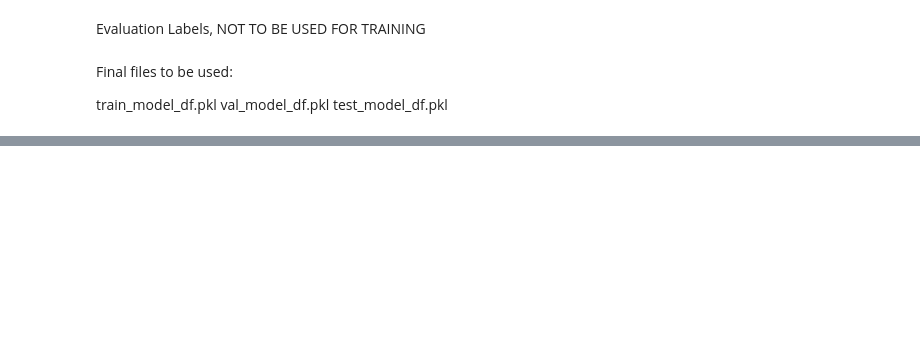
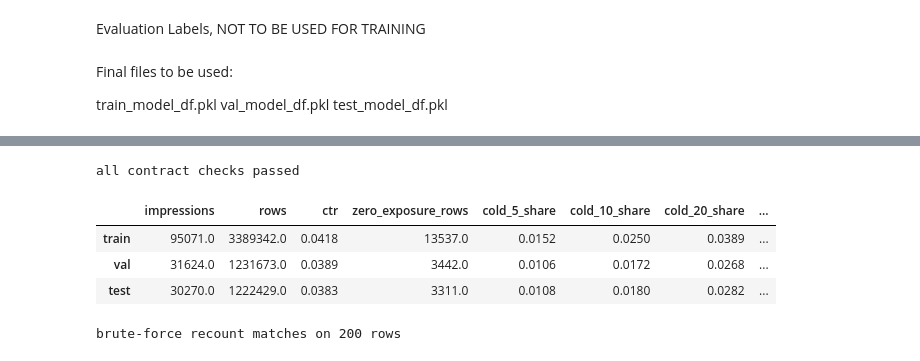
Before and after one commit to Bryng23/BT4222-Group-11, a Jupyter notebook: step2_feature_engineering.ipynb, the cells around one changed output, grey strips where cells are left out. Saved outputs shown, nothing was run; the diff lists cells and outputs as text; code cells hidden in the pictures; blank space fills up the shorter version.

```diff
--- a/step2_feature_engineering.ipynb
+++ b/step2_feature_engineering.ipynb
@@ -2048,0 +2064,27 @@ y_test = test_model_df["label"]
+# %%
+import sys, json, subprocess
+
+IN_COLAB = "google.colab" in sys.modules
+if IN_COLAB:
+    from google.colab import drive
+    drive.mount("/content/drive")
+    REPO_DIR = "/content/BT4222-Group-11"
+    if not os.path.exists(REPO_DIR):
+        subprocess.run(["git", "clone", "-q", "https://github.com/Bryng23/BT4222-Group-11.git", REPO_DIR], check=True)
+    DATA_ROOT = "/content/drive/MyDrive/BT4222_G11"
+else:
+    REPO_DIR = os.environ.get("G11_REPO_DIR", os.getcwd())
+    DATA_ROOT = os.environ.get("G11_DATA_ROOT", os.path.join(REPO_DIR, "data"))
+sys.path.insert(0, REPO_DIR)
+from shared import schema as S
+from shared.contract_checks import validate_tables
+
+FEATURE_ROOT = os.path.join(DATA_ROOT, "features", f"v{S.SCHEMA_VERSION}")
+os.makedirs(FEATURE_ROOT, exist_ok=True)
+print("writing contract tables to", FEATURE_ROOT)
+
+# free the large intermediate frames before building the export
+for _name in ["candidate_df", "article_time", "category_time", "subcategory_time", "entity_events",
+              "entity_time", "candidate_entities", "history_long", "x_train", "x_val", "x_test"]:
+    globals().pop(_name, None)
+import gc; gc.collect()
@@ -2048,0 +2233,29 @@ y_test = test_model_df["label"]
+# %%
+summary = validate_tables(FEATURE_ROOT, expected_rows=5_843_444,
+                          expected_impressions={"train": 95_071, "val": 31_624, "test": 30_270})
+print("all contract checks passed")
+pd.DataFrame(summary).T
+# %% [output]
+all contract checks passed
+|  | impressions | rows | ctr | zero_exposure_rows | cold_5_share | cold_10_share | cold_20_share | ... |
+| train | 95071.0 | 3389342.0 | 0.0418 | 13537.0 | 0.0152 | 0.0250 | 0.0389 | ... |
+| val | 31624.0 | 1231673.0 | 0.0389 | 3442.0 | 0.0106 | 0.0172 | 0.0268 | ... |
+| test | 30270.0 | 1222429.0 | 0.0383 | 3311.0 | 0.0108 | 0.0180 | 0.0282 | ... |
+# %%
+log = full[["news_id", "category", "subcategory", "time", "label"]]
+sample = full.sample(200, random_state=0)
+for _, r in sample.iterrows():
+    before = log[log["time"] < r["time"]]
+    g_ref = before["label"].mean() if len(before) else 0.0
+    own = before[before["news_id"] == r["news_id"]]
+    cat = before[(before["category"] == r["category"]) & (before["news_id"] != r["news_id"])]
+    sub = before[(before["subcategory"] == r["subcategory"]) & (before["news_id"] != r["news_id"])]
+    r_cat_ref = (cat["label"].sum() + S.M_REL * g_ref) / (len(cat) + S.M_REL)
+    r_sub_ref = (sub["label"].sum() + S.M_REL * r_cat_ref) / (len(sub) + S.M_REL)
+    rel_ref = g_ref if r["category_code"] == S.UNKNOWN_CODE else (r_cat_ref if r["subcategory_code"] <= S.RARE_CODE else r_sub_ref)
+    assert len(own) == r["prior_exposures"] and own["label"].sum() == r["prior_clicks"], r["row_id"]
+    assert abs(g_ref - r["global_prior_ctr"]) < 1e-9 and abs(r_cat_ref - r["category_prior_ctr"]) < 1e-9, r["row_id"]
+    assert abs(rel_ref - r["related_ctr"]) < 1e-9, r["row_id"]
+print("brute-force recount matches on", len(sample), "rows")
+# %% [output]
+brute-force recount matches on 200 rows
```
Also changed, not shown: parts of 24 cells of this notebook, 10 other files.
